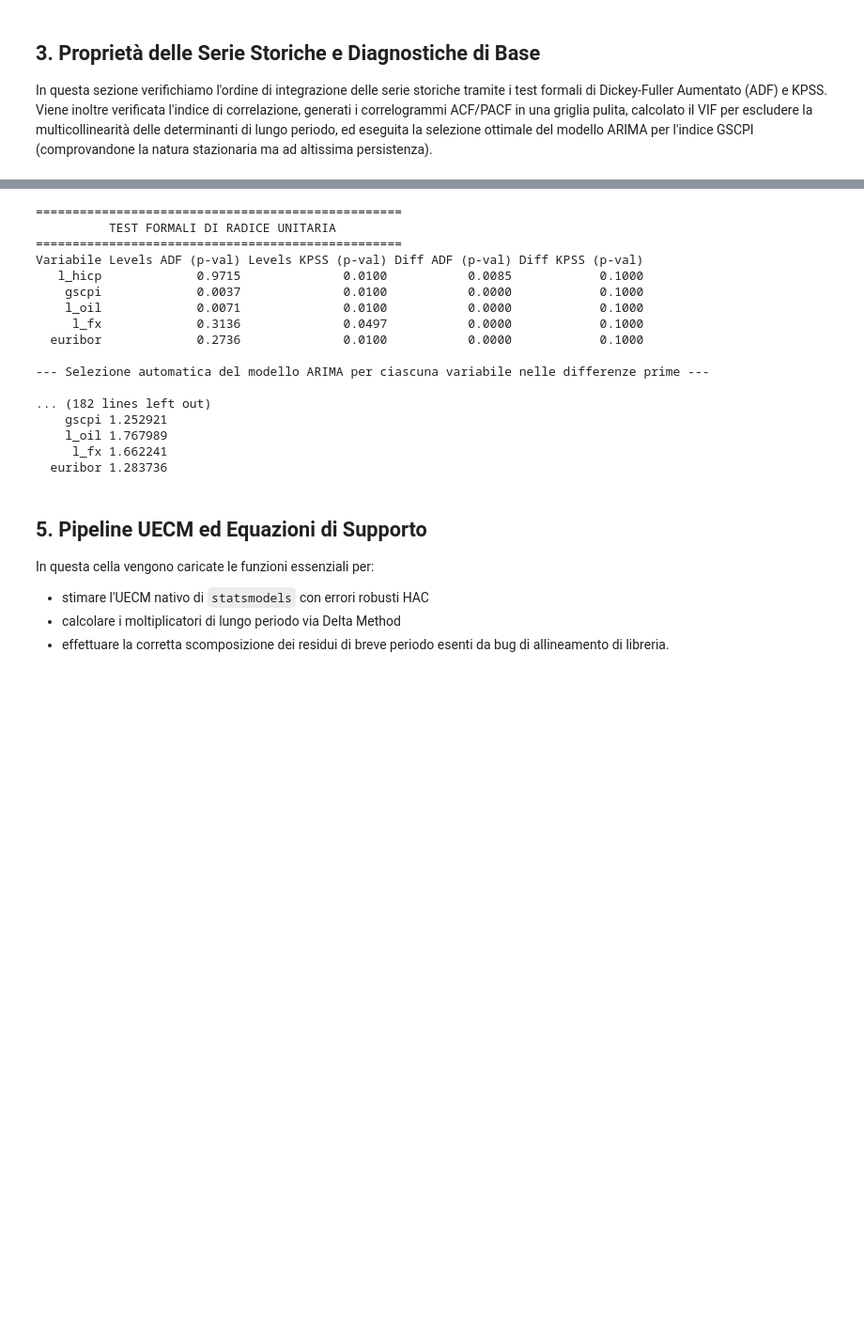
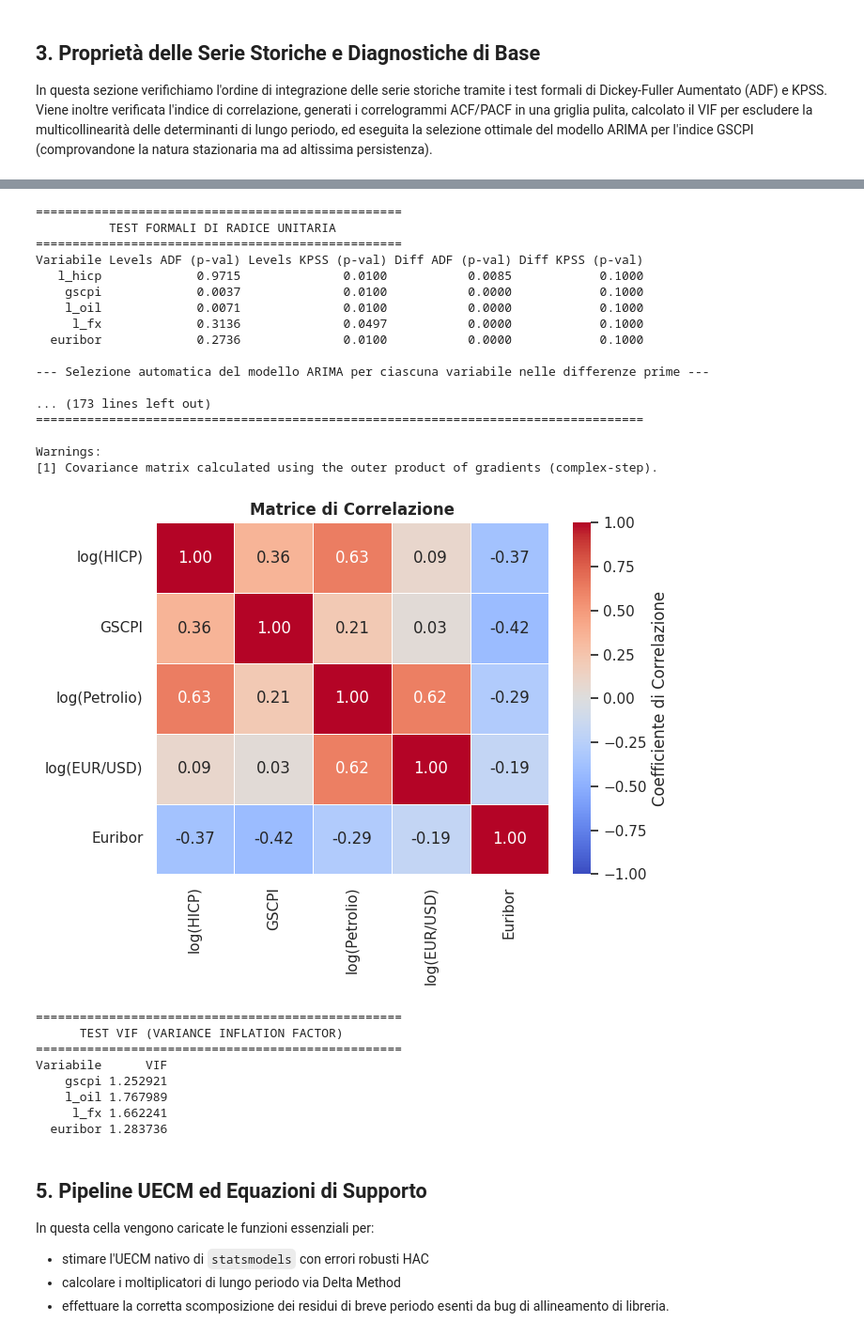
Before and after one commit to AndreaMagri/tesi-ardl-hicp, a Jupyter notebook: tesi_uecm.ipynb, the cells around one changed output, grey strips where cells are left out. Shown at 94% size. Cells and saved outputs as stored; diff of their text form; code cells hidden in the pictures; blank space fills up the shorter version.

Commit message:
heatmap

```diff
--- a/tesi_uecm.ipynb
+++ b/tesi_uecm.ipynb
@@ -546,38 +546,71 @@ for col in df.columns:
 print("\n--- Stima e Confronto ARIMA per GSCPI (AR(1) vs I(1)) ---")
 gscpi_ar1_model = ARIMA(df['gscpi'], order=(1, 0, 0)).fit()
 print(gscpi_ar1_model.summary())
 
 gscpi_i1_model = ARIMA(df['gscpi'], order=(0, 1, 0)).fit()
 print(gscpi_i1_model.summary())
 
+# HEATMAP DI CORRELAZIONE (Verifica Multicollinearità) ---
+plt.figure(figsize=(7, 5.5))
+
+# Calcola la correlazione sulle variabili
+corr_matrix = df.corr()
+# Genera la heatmap
+sns.heatmap(
+    corr_matrix,
+    annot=True,
+    fmt=".2f",
+    cmap="coolwarm",
+    vmin=-1,
+    vmax=1,
+    linewidths=0.5,
+    cbar_kws={'label': 'Coefficiente di Correlazione'},
+    xticklabels=['log(HICP)', 'GSCPI', 'log(Petrolio)', 'log(EUR/USD)', 'Euribor'],
+    yticklabels=['log(HICP)', 'GSCPI', 'log(Petrolio)', 'log(EUR/USD)', 'Euribor']
+)
+plt.title("Matrice di Correlazione", fontsize=12, fontweight="bold")
+plt.tight_layout()
+if SAVE_IMAGES:
+    plt.savefig("heatmap.png", dpi=300)
+plt.show()
+
 # Test VIF (Multicollinearità)
 X_vif = df[['gscpi', 'l_oil', 'l_fx', 'euribor']].dropna()
 X_vif_const = sm.add_constant(X_vif)
 vif_data = pd.DataFrame()
 vif_data["Variabile"] = X_vif.columns
 vif_data["VIF"] = [variance_inflation_factor(X_vif_const.values, i) for i in range(1, X_vif_const.shape[1])]
 print("\n" + "="*50 + "\n      TEST VIF (VARIANCE INFLATION FACTOR)\n" + "="*50)
 print(vif_data.to_string(index=False))
 # %% [output]
 [figure]
 [figure]
 ==================================================
           TEST FORMALI DI RADICE UNITARIA
 ==================================================
 Variabile Levels ADF (p-val) Levels KPSS (p-val) Diff ADF (p-val) Diff KPSS (p-val)
    l_hicp             0.9715              0.0100           0.0085            0.1000
     gscpi             0.0037              0.0100           0.0000            0.1000
     l_oil             0.0071              0.0100           0.0000            0.1000
      l_fx             0.3136              0.0497           0.0000            0.1000
   euribor             0.2736              0.0100           0.0000            0.1000
 
 --- Selezione automatica del modello ARIMA per ciascuna variabile nelle differenze prime ---
 
-... (182 lines left out)
-    gscpi 1.252921
-    l_oil 1.767989
-     l_fx 1.662241
-  euribor 1.283736
+... (173 lines left out)
+===================================================================================
+
+Warnings:
+[1] Covariance matrix calculated using the outer product of gradients (complex-step).
+[figure, added]
+==================================================
+      TEST VIF (VARIANCE INFLATION FACTOR)
+==================================================
+Variabile      VIF
+    gscpi 1.252921
+    l_oil 1.767989
+     l_fx 1.662241
+  euribor 1.283736
 # %% [markdown]
 ## 5. Pipeline UECM ed Equazioni di Supporto
 In questa cella vengono caricate le funzioni essenziali per:
```
Also changed, not shown: parts of 1 cell of this notebook.
